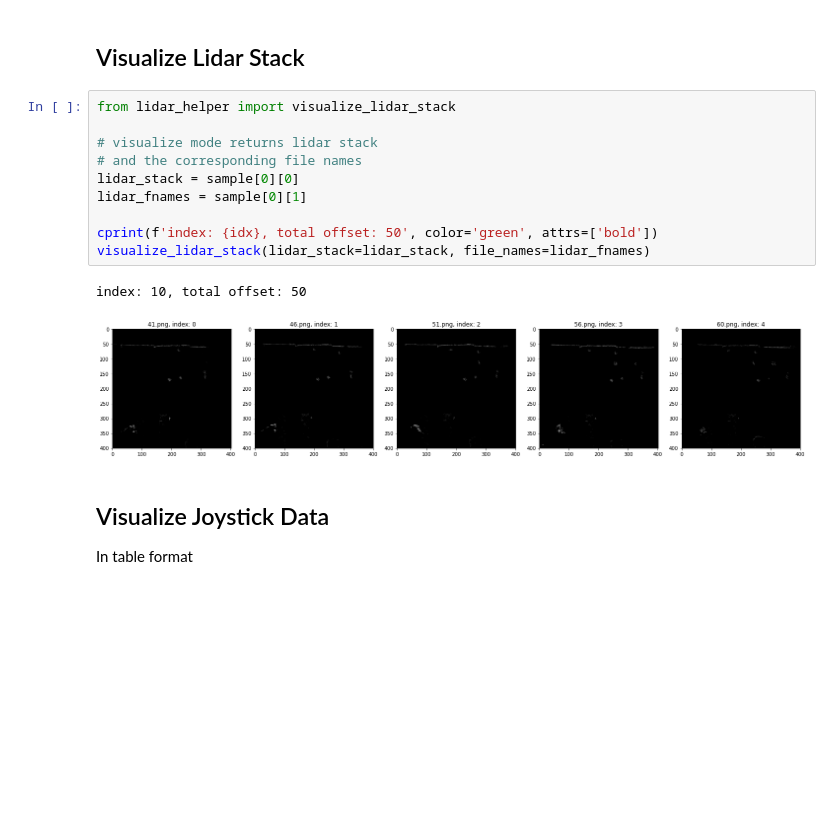
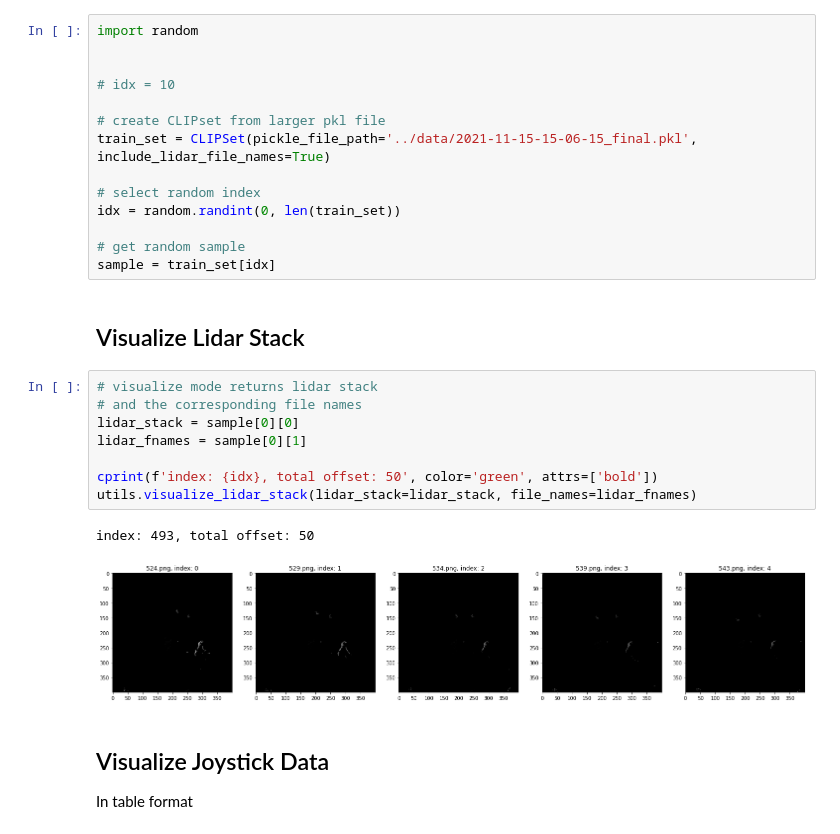
Before and after one commit to abhinavchadaga/clip_social_nav, a Jupyter notebook: scripts/data_visualization.ipynb, the cells around one changed output. Saved outputs shown, nothing was run; the diff lists cells and outputs as text; blank space fills up the shorter version.

```diff
--- a/scripts/data_visualization.ipynb
+++ b/scripts/data_visualization.ipynb
@@ -90,18 +56,30 @@ idx
+# %%
+import random
+
+
+# idx = 10
+
+# create CLIPset from larger pkl file
+train_set = CLIPSet(pickle_file_path='../data/2021-11-15-15-06-15_final.pkl', include_lidar_file_names=True)
+
+# select random index
+idx = random.randint(0, len(train_set))
+
+# get random sample
+sample = train_set[idx]
 # %% [markdown]
 ## Visualize Lidar Stack
 # %%
-from lidar_helper import visualize_lidar_stack
-
 # visualize mode returns lidar stack
 # and the corresponding file names
 lidar_stack = sample[0][0]
 lidar_fnames = sample[0][1]
 
 cprint(f'index: {idx}, total offset: 50', color='green', attrs=['bold'])
-visualize_lidar_stack(lidar_stack=lidar_stack, file_names=lidar_fnames)
+utils.visualize_lidar_stack(lidar_stack=lidar_stack, file_names=lidar_fnames)
 # %% [output]
-index: 10, total offset: 50
+index: 493, total offset: 50
-[figure, old version]
+[figure, new version]
 # %% [markdown]
 ## Visualize Joystick Data
 
```
Also changed, not shown: parts of 9 cells of this notebook, 5 other files.
